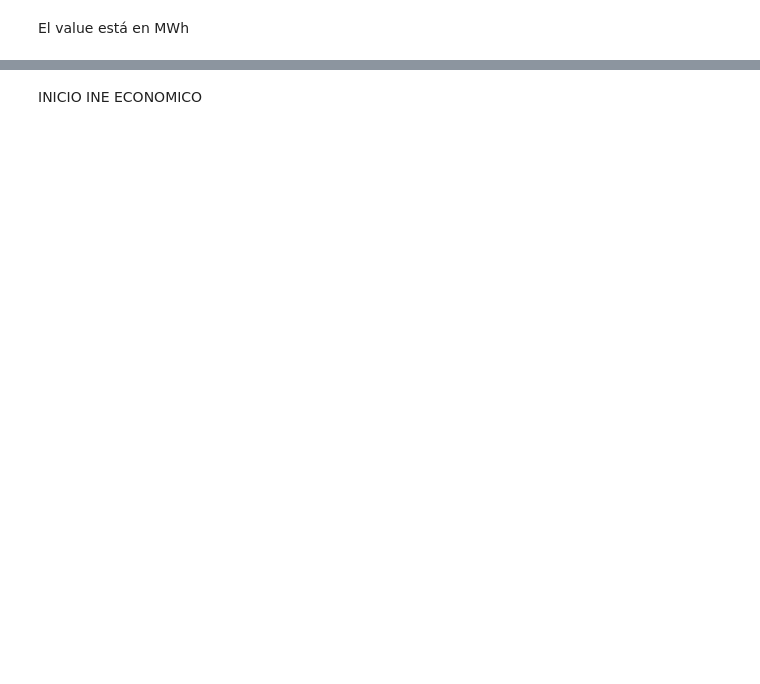
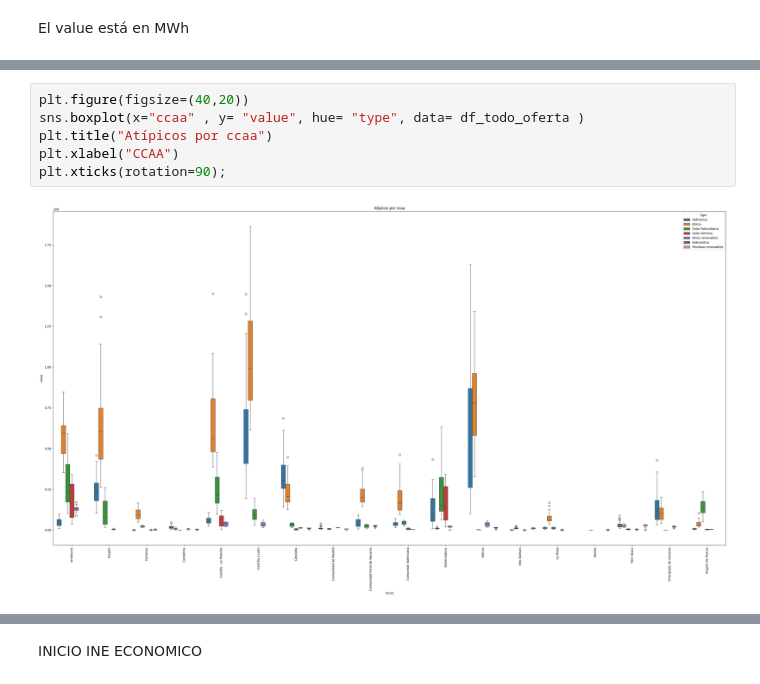
Before and after one commit to jgilsu11/laboratorio-modulo5-leccion01-etl, a Jupyter notebook: Limpieza y Transformacion.ipynb, the cells around one changed output, grey strips where cells are left out. Saved outputs shown, nothing was run; the diff lists cells and outputs as text; blank space fills up the shorter version.

```diff
--- a/Limpieza y Transformacion.ipynb
+++ b/Limpieza y Transformacion.ipynb
@@ -246,0 +238,8 @@ df_todo_oferta.sample(4)
+# %%
+plt.figure(figsize=(40,20))
+sns.boxplot(x="ccaa" , y= "value", hue= "type", data= df_todo_oferta )
+plt.title("Atípicos por ccaa")
+plt.xlabel("CCAA")
+plt.xticks(rotation=90);
+# %% [output]
+[figure, added]
```
Also changed, not shown: parts of 41 cells of this notebook.
